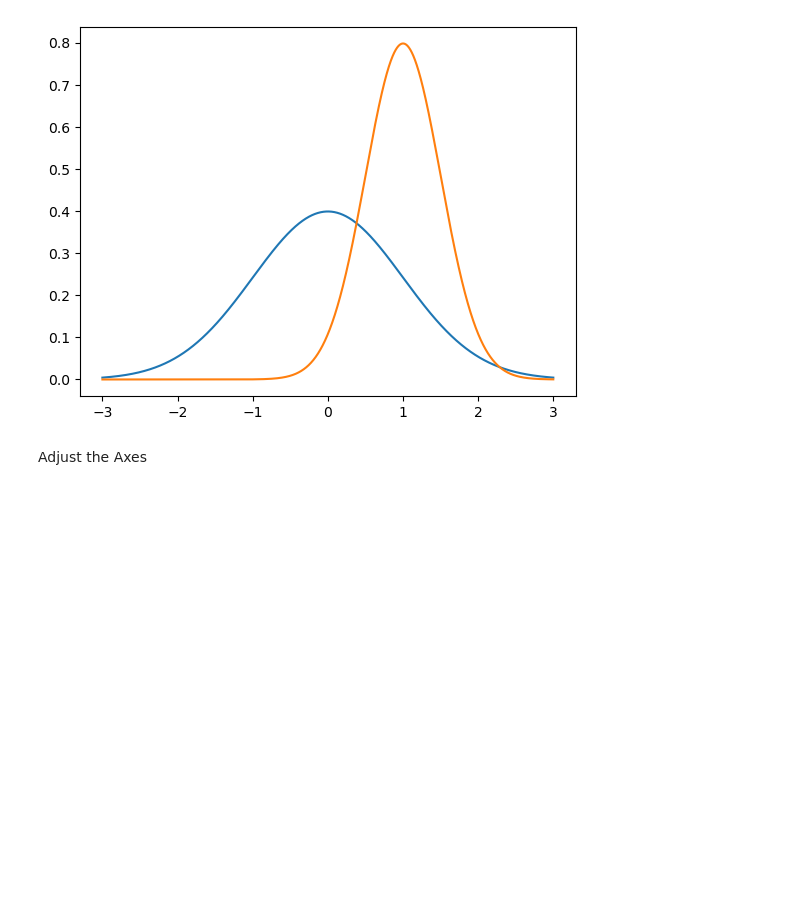
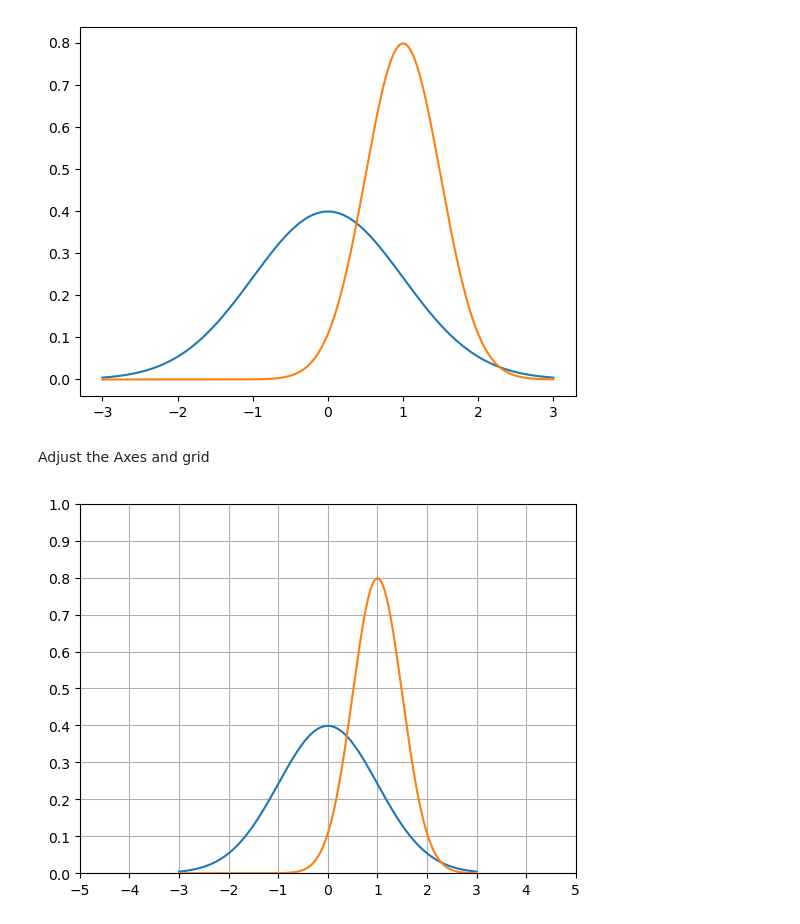
Before and after one commit to Kishanr7/machine-learning-and-GenAI-tutorial, a Jupyter notebook: Matplotlib/matplotlib.ipynb, the cells around one changed output. Cells and saved outputs as stored; diff of their text form; code cells hidden in the pictures; blank space fills up the shorter version.

```diff
--- a/Matplotlib/matplotlib.ipynb
+++ b/Matplotlib/matplotlib.ipynb
@@ -26,13 +26,16 @@ plt.savefig('D:\\Code\Machine-Learning\GithubRepo\machine-learning-and-GenAI-tut
 # %% [output]
 [figure]
 # %% [markdown]
-Adjust the Axes
+Adjust the Axes and grid
 # %%
 axes = plt.axes()
 axes.set_xlim([-5,5])
 axes.set_ylim([0,1.0])
 axes.set_xticks([-5, -4, -3, -2, -1, 0, 1, 2, 3, 4, 5])
 axes.set_yticks([0, 0.1, 0.2, 0.3, 0.4, 0.5, 0.6, 0.7, 0.8, 0.9, 1])
 plt.plot(x, norm.pdf(x))
 plt.plot(x, norm.pdf(x, 1.0, 0.5))
+axes.grid()
 plt.show()
+# %% [output]
+[figure, added]
```
Also changed, not shown: parts of 16 cells of this notebook.
